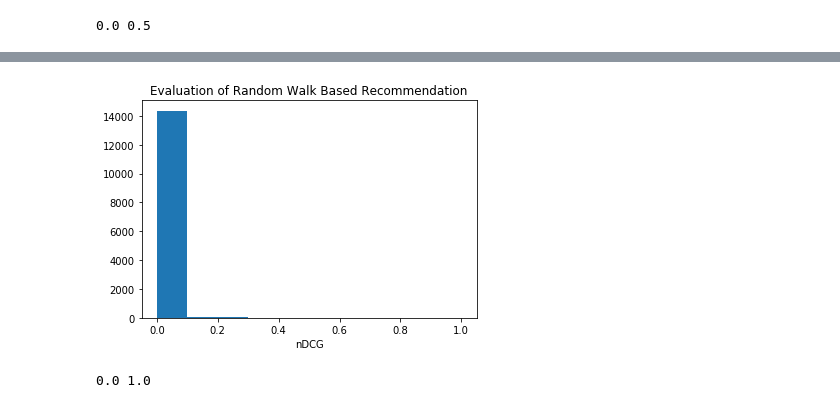
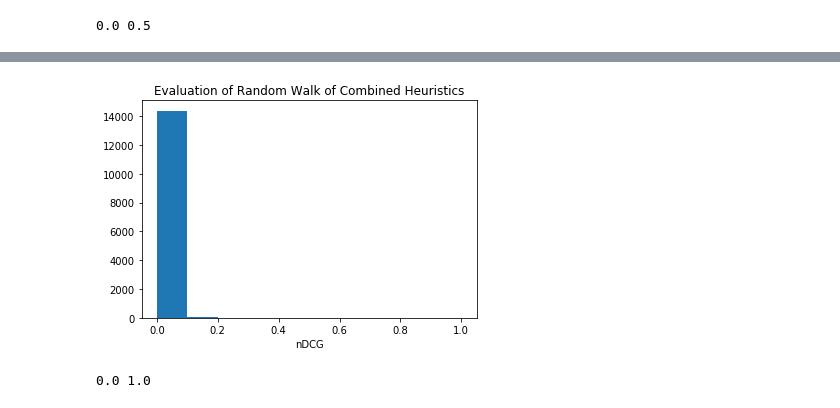
Before and after one commit to wd-doylle/GithubTeamRecommendation, a Jupyter notebook: evaluate.ipynb, the cells around one changed output, grey strips where cells are left out. Saved outputs shown, nothing was run; the diff lists cells and outputs as text; code cells hidden in the pictures.

Commit message:
Enabled Combined Random Walk

```diff
--- a/evaluate.ipynb
+++ b/evaluate.ipynb
@@ -100,3 +100,11 @@ print(min(NDCGs),max(NDCGs))
 # %% [output]
 [figure]
 0.0 0.5
+# %%
+recommendations = {}
+with open('recommend_random_walk_sim.json') as rj:
+    for l in rj.readlines():
+        line = l.strip().split('\t')
+        repo = line[0]
+        recs = [json.loads(l)[0] for l in line[1:]]
+        recommendations[repo] = recs
@@ -102,0 +124,8 @@ print(min(NDCGs),max(NDCGs))
+# %%
+recommendations = {}
+with open('recommend_random_walk_ref.json') as rj:
+    for l in rj.readlines():
+        line = l.strip().split('\t')
+        repo = line[0]
+        recs = [json.loads(l)[0] for l in line[1:]]
+        recommendations[repo] = recs
@@ -102,0 +145,8 @@ print(min(NDCGs),max(NDCGs))
+# %%
+recommendations = {}
+with open('recommend_random_walk_social.json') as rj:
+    for l in rj.readlines():
+        line = l.strip().split('\t')
+        repo = line[0]
+        recs = [json.loads(l)[0] for l in line[1:]]
+        recommendations[repo] = recs
@@ -106,18 +169,18 @@ with open('recommend_random_walk.json') as rj:
     for l in rj.readlines():
         line = l.strip().split('\t')
         repo = line[0]
-        recs = line[1:]
+        recs = [json.loads(l)[0] for l in line[1:]]
         recommendations[repo] = recs
 # %%
 NDCGs = []
 for repo in recommendations:
     NDCGs.append(NDCG(repo,recommendations[repo],team_target))
 plt.hist(NDCGs)
 plt.xlabel("nDCG")
-plt.title("Evaluation of Random Walk Based Recommendation")
+plt.title("Evaluation of Random Walk of Combined Heuristics")
 plt.savefig('evaluate_rw.jpg',bbox='tight')
 plt.show()
 print(min(NDCGs),max(NDCGs))
 # %% [output]
-[figure, old version]
+[figure, new version]
 0.0 1.0
```
Also changed, not shown: parts of 5 cells of this notebook, 6 other files.
